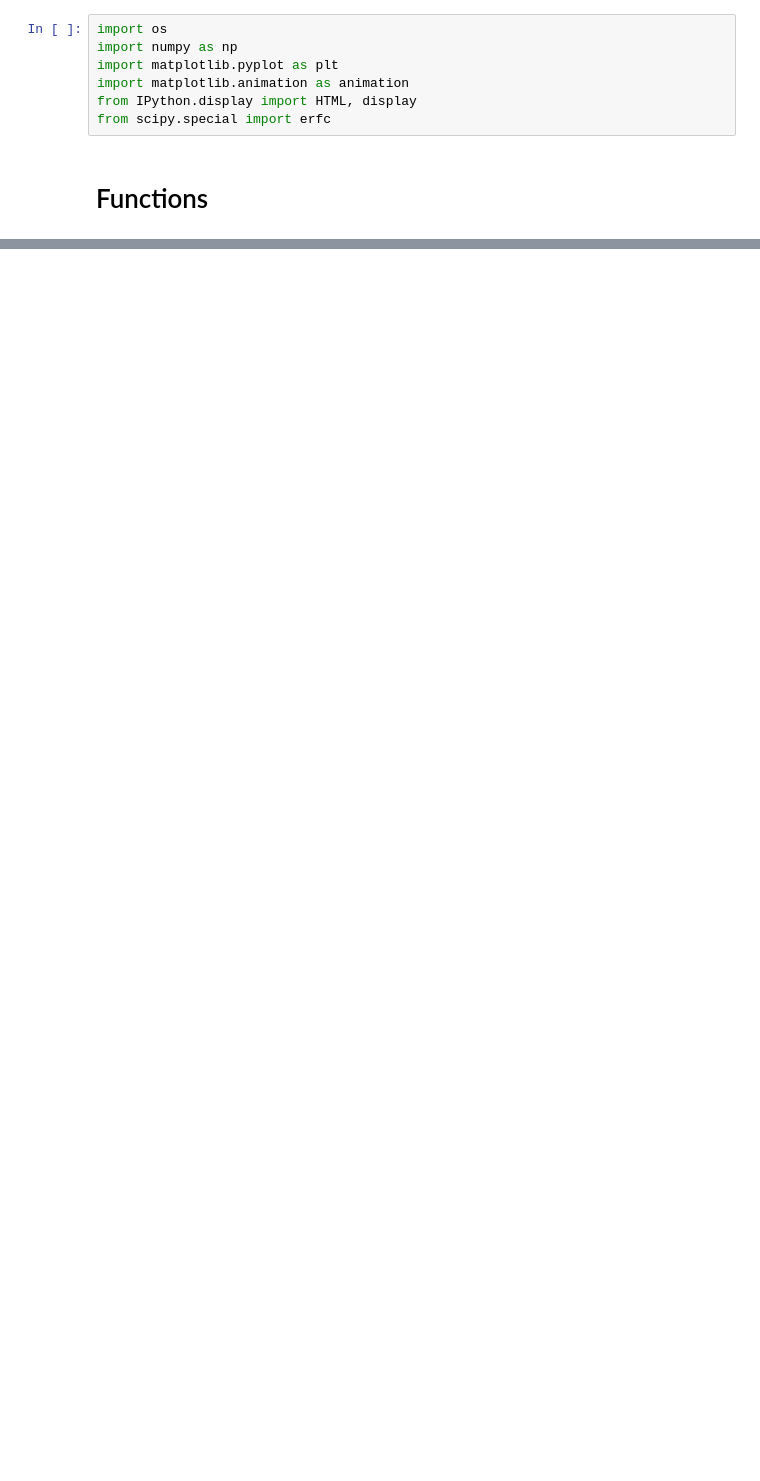
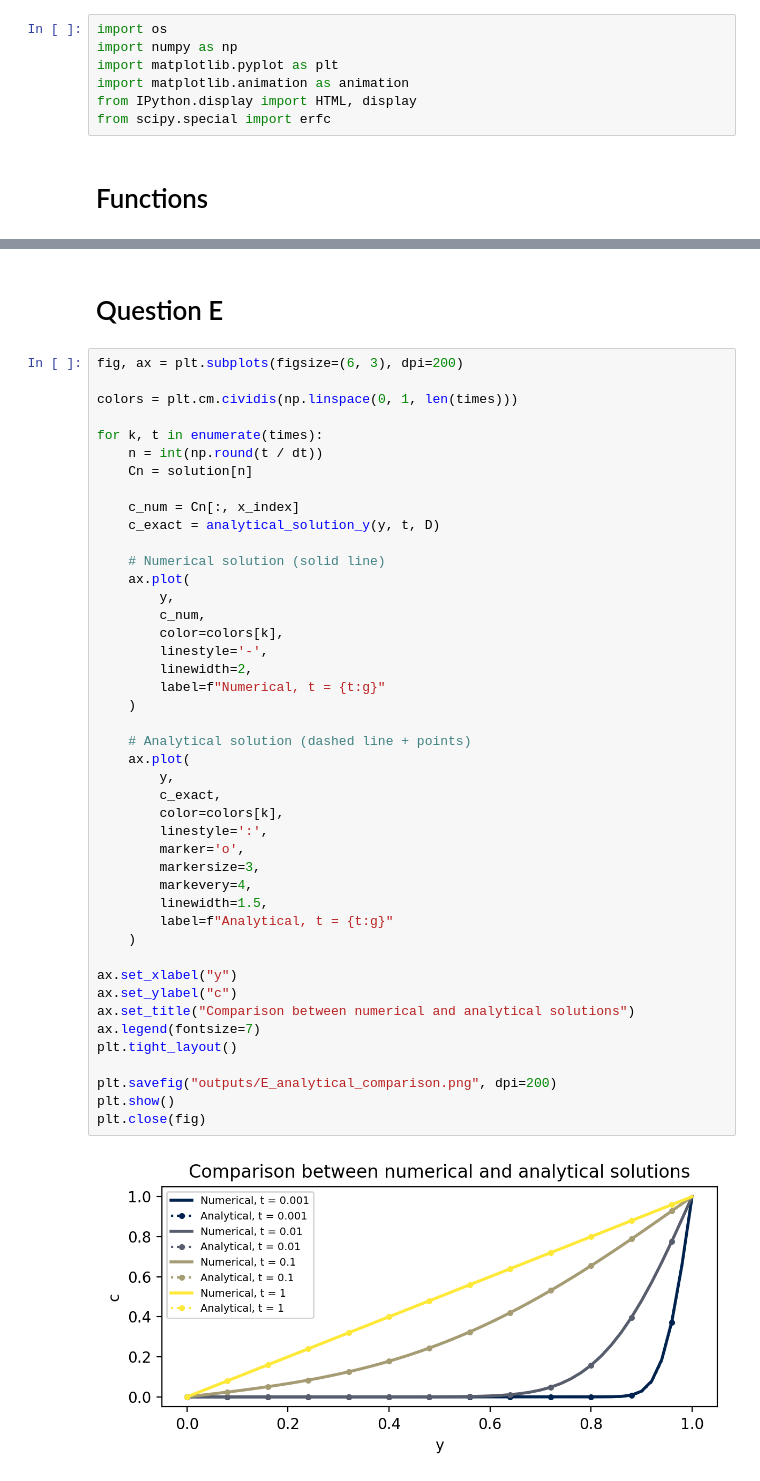
Before and after one commit to Hunter-13-z/Scientific-Computing, a Jupyter notebook: Assignment 1/part2_time_dependent_diffusion_equation.ipynb, the cells around one changed output, grey strips where cells are left out. Saved outputs shown, nothing was run; the diff lists cells and outputs as text; blank space fills up the shorter version.

```diff
--- a/Assignment 1/part2_time_dependent_diffusion_equation.ipynb
+++ b/Assignment 1/part2_time_dependent_diffusion_equation.ipynb
@@ -210,3 +221,51 @@ def animate_diffusion(N, dt, t_max, D, output_file, fps=20, n_frames=100, show=T
         display(HTML(ani.to_jshtml()))
     plt.close(fig)
     return ani
+# %% [markdown]
+# Question E
+# %%
+fig, ax = plt.subplots(figsize=(6, 3), dpi=200)
+
+colors = plt.cm.cividis(np.linspace(0, 1, len(times)))
+
+for k, t in enumerate(times):
+    n = int(np.round(t / dt))
+    Cn = solution[n]
+
+    c_num = Cn[:, x_index]
+    c_exact = analytical_solution_y(y, t, D)
+
+    # Numerical solution (solid line)
+    ax.plot(
+        y,
+        c_num,
+        color=colors[k],
+        linestyle='-',
+        linewidth=2,
+        label=f"Numerical, t = {t:g}"
+    )
+
+    # Analytical solution (dashed line + points)
+    ax.plot(
+        y,
+        c_exact,
+        color=colors[k],
+        linestyle=':',
+        marker='o',
+        markersize=3,
+        markevery=4,
+        linewidth=1.5,
+        label=f"Analytical, t = {t:g}"
+    )
+
+ax.set_xlabel("y")
+ax.set_ylabel("c")
+ax.set_title("Comparison between numerical and analytical solutions")
+ax.legend(fontsize=7)
+plt.tight_layout()
+
+plt.savefig("outputs/E_analytical_comparison.png", dpi=200)
+plt.show()
+plt.close(fig)
+# %% [output]
+[figure, added]
```
Also changed, not shown: parts of 3 cells of this notebook, 5 other files.
